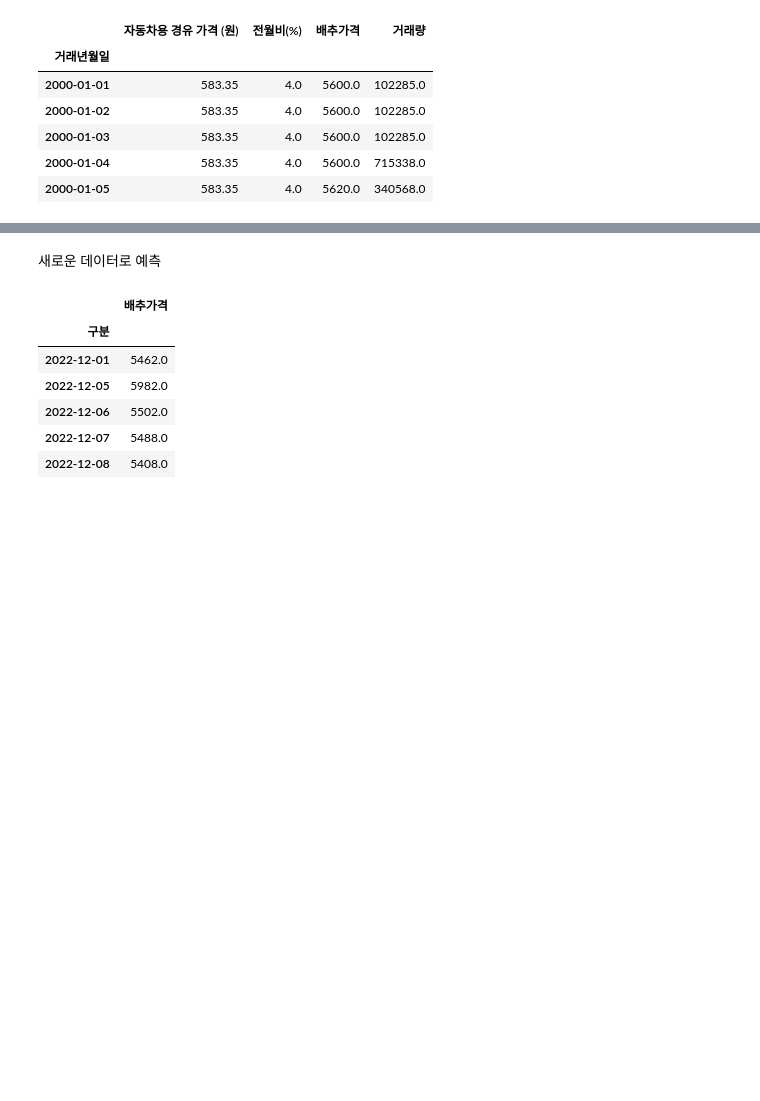
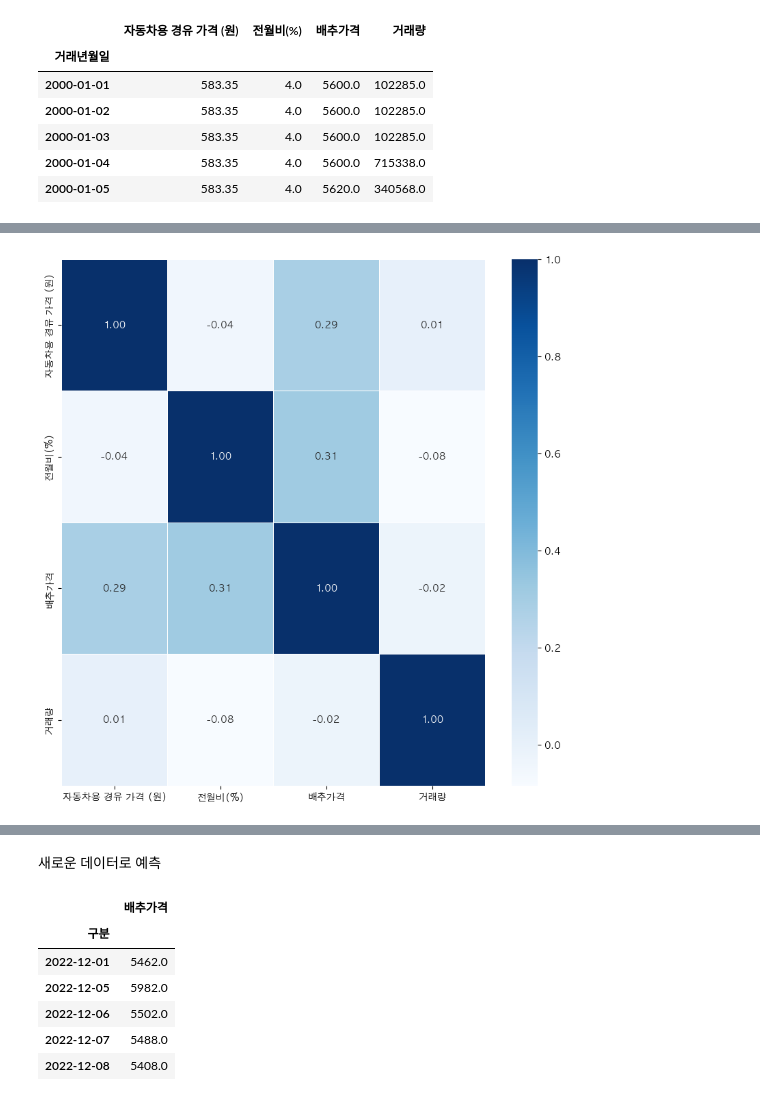
Before and after one commit to Kim-Hyunah/Final_Predict_Agricultural, a Jupyter notebook: predict_price_LSTM_s2s.ipynb, the cells around one changed output, grey strips where cells are left out. Drawn from its saved outputs; the diff is of its cells as text; code cells hidden in the pictures; blank space fills up the shorter version.

```diff
--- a/predict_price_LSTM_s2s.ipynb
+++ b/predict_price_LSTM_s2s.ipynb
@@ -44,14 +49,3 @@ df.head()
 | 2000-01-03 | 583.35 | 4.0 | 5600.0 | 102285.0 |
 | 2000-01-04 | 583.35 | 4.0 | 5600.0 | 715338.0 |
 | 2000-01-05 | 583.35 | 4.0 | 5620.0 | 340568.0 |
-# %%
-# lstm 모델에 사용할 데이터를 만든다
-
-# 코드를 반복하여 "배추가격_N" 컬럼을 만든다
-# "배추가격_N" 컬럼은 "배추가격" 컬럼의 N일 전 데이터를 사용한다
-number = [1,5,20,40,80]
-for i in number:
-    df['배추가격_{}'.format(i)] = df['배추가격'].shift(i)
-
-# "배추가격_N" 컬럼의 결측치를 제거한다
-df = df.dropna()
@@ -74,0 +52,16 @@ df
+# %%
+#  상관관계 분석
+# 상관관계 분석을 위해 데이터 타입을 float로 변경
+df = df.astype('float')
+
+# 상관관계 분석
+df.corr()
+
+
+
+# 상관관계 시각화
+plt.figure(figsize=(10,10))
+sns.heatmap(df.corr(), annot=True, fmt='.2f', linewidths=.5, cmap='Blues')
+plt.show()
+# %% [output]
+[figure, added]
```
Also changed, not shown: parts of 17 cells of this notebook, 4 other files.
